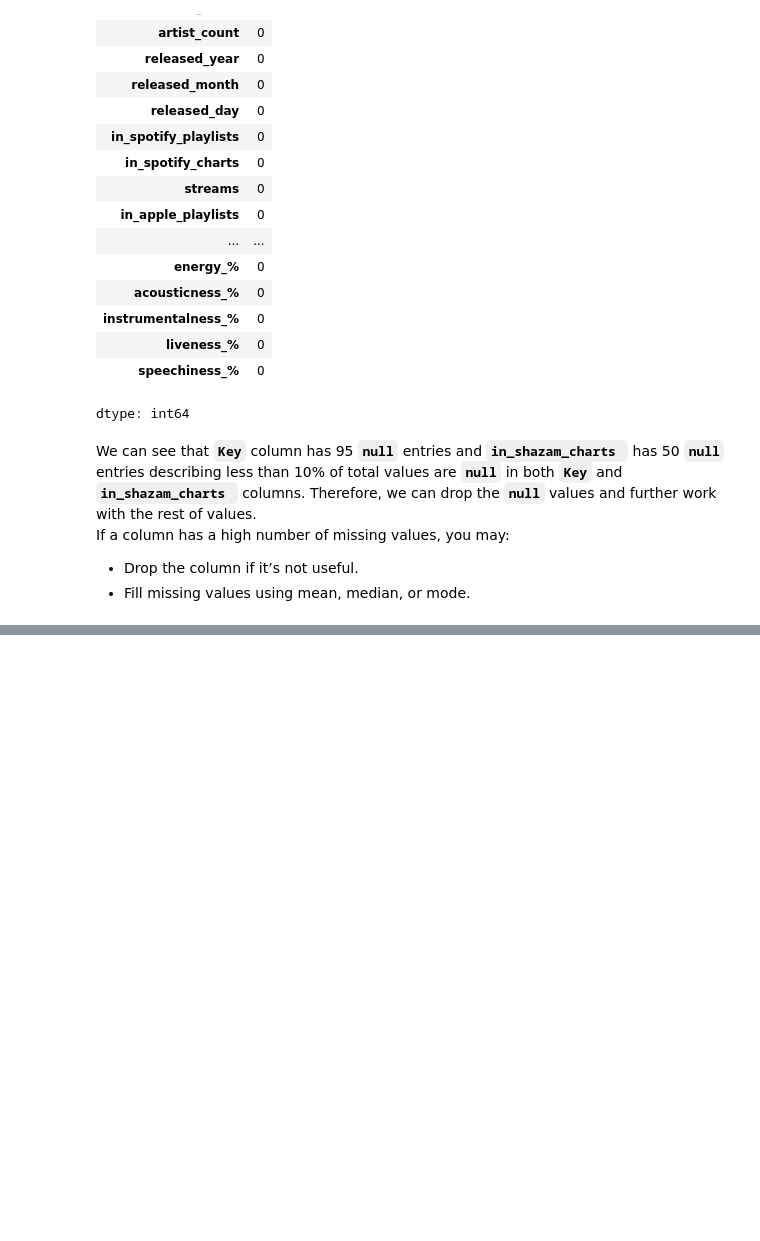
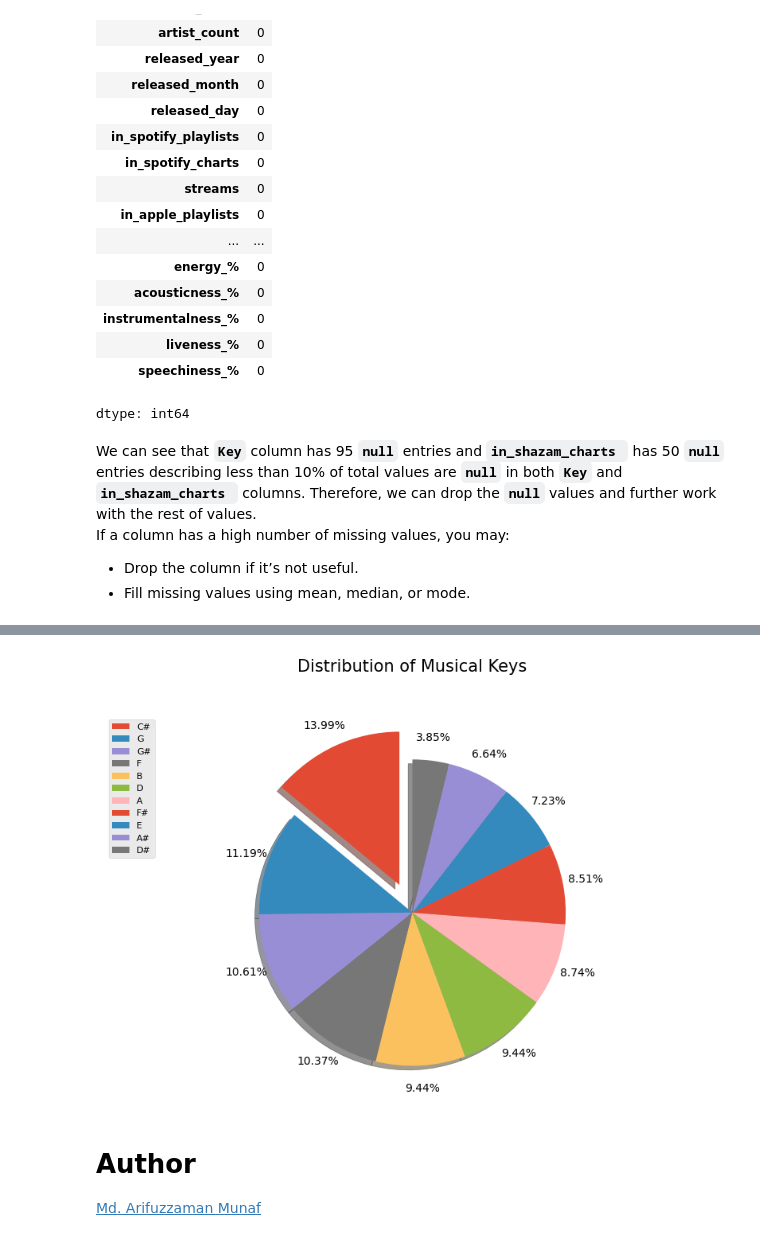
Before and after one commit to Arifuzzaman-Munaf/Data-Visualization-Python, a Jupyter notebook: pie_chart.ipynb, the cells around one changed output, grey strips where cells are left out. Saved outputs shown, nothing was run; the diff lists cells and outputs as text; code cells hidden in the pictures; blank space fills up the shorter version.

```diff
--- a/pie_chart.ipynb
+++ b/pie_chart.ipynb
@@ -167,0 +242,27 @@ plt.show()  # Display the final pie chart
+# %%
+"""
+"explode_list" specifies how much each pie slice (representing different musical keys) is offset from the center of the pie chart.
+[0.2, 0, 0, 0, 0, 0, 0, 0, 0, 0, 0] – Only the first slice is offset by a factor of 0.2, making it stand out from the others.
+"""
+explode_list = [0.2, 0, 0, 0, 0, 0,0, 0, 0, 0, 0]
+
+plt.figure(figsize=(10,6))
+
+plt.pie(
+    key_counts,
+    autopct='%1.2f%%', # Display percentage values with two decimal place
+    startangle=90, # Rotate the pie chart to start from the top
+    shadow=True, # Add a shadow effect for better visual distinction
+    pctdistance=1.15,    # the ratio between the center of each pie slice and the start of the text generated by autopct
+    explode=explode_list, # Offset each wedge by the specified ratio
+)
+
+plt.legend(labels=key_counts.index, loc='upper left', fontsize='8') # Add a legend with musical key names
+plt.axis('equal') # Ensure the pie chart is displayed as a perfect circle
+plt.title('Distribution of Musical Keys', y=1.1, fontsize = 15) # Add a meaningful title
+plt.show()
+# %% [output]
+[figure, added]
+# %% [markdown]
+# Author
+[Md. Arifuzzaman Munaf](https://www.linkedin.com/in/arifuzzaman-munaf/)
```
Also changed, not shown: parts of 12 cells of this notebook.
